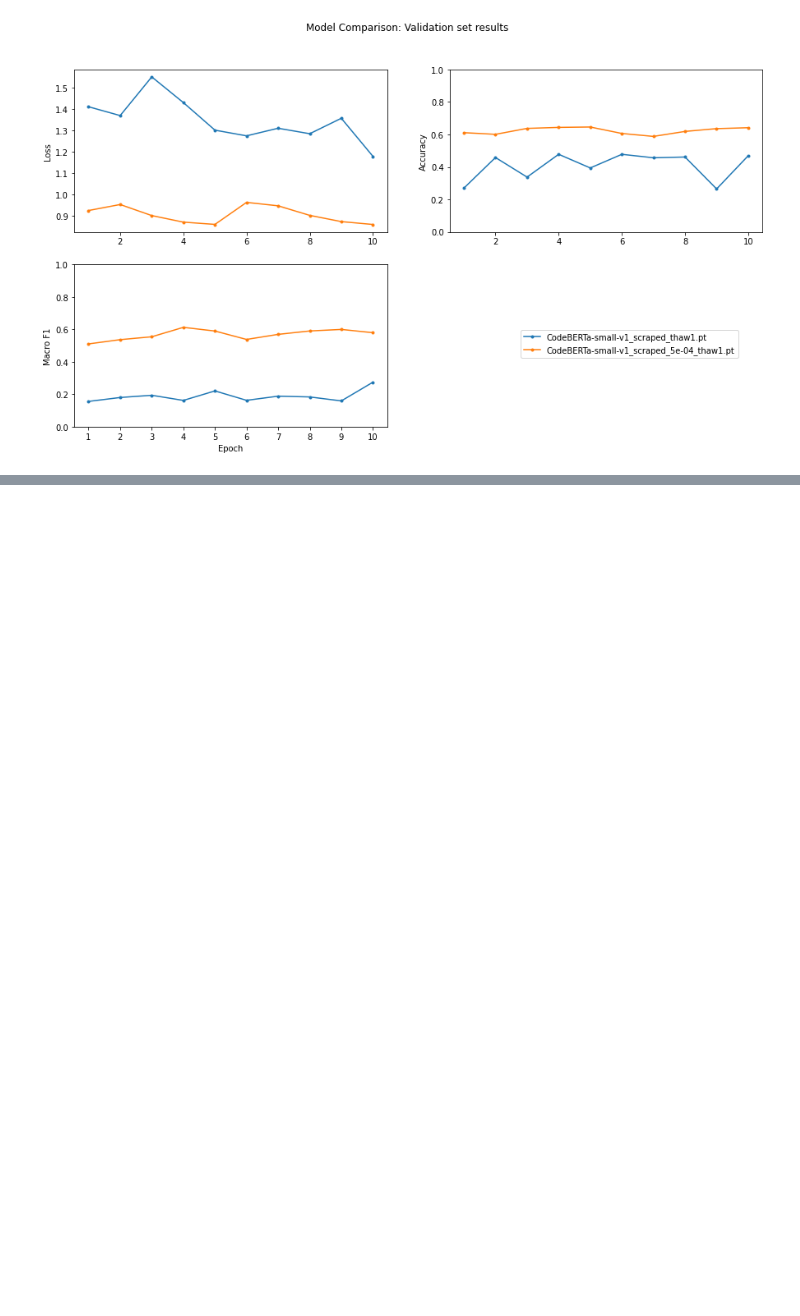
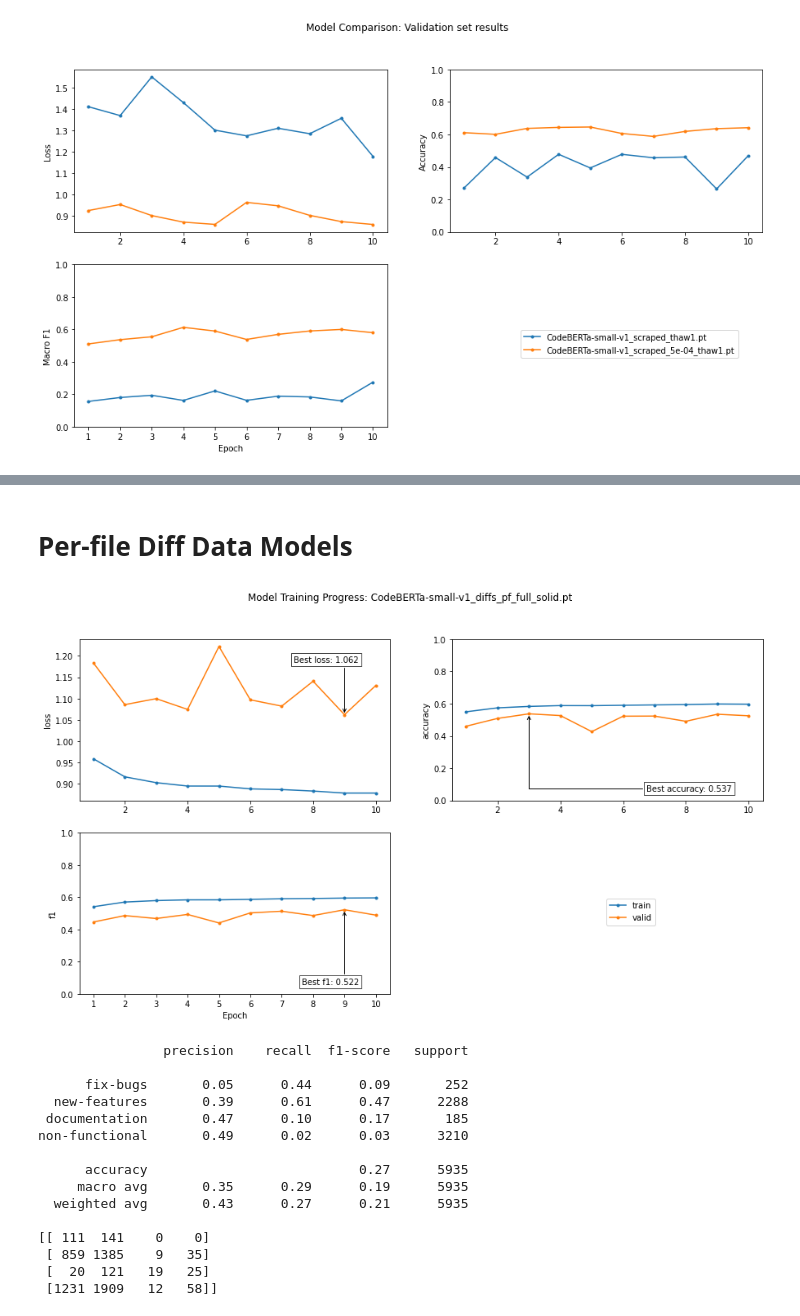
Before and after one commit to backtick-se/docks-master-thesis, a Jupyter notebook: notebooks/transformer_eval.ipynb, the cells around one changed output, grey strips where cells are left out. Cells and saved outputs as stored; diff of their text form; code cells hidden in the pictures; blank space fills up the shorter version.

Commit message:
diff evaluation results

```diff
--- a/notebooks/transformer_eval.ipynb
+++ b/notebooks/transformer_eval.ipynb
@@ -229,0 +249,40 @@ progress('distilbert-base-uncased_scraped_5e-04_solid.pt')
+# %% [markdown]
+# Per-file Diff Data Models
+# %%
+def evaluate(predict):
+    y_true = []
+    y_pred = []
+
+    for pr in tqdm(testset):
+        for diff in pr['diffs']:
+            pcat = predict(diff)
+            tcat = pr['category']
+
+            y_true.append(tcat)
+            y_pred.append(pcat)
+
+    eval(y_true, y_pred)
+
+def progress(model):
+    ev = Evaluator(path(model))
+    ev.plot_progress()
+    evaluate(ev.predict)
+# %%
+progress('CodeBERTa-small-v1_diffs_pf_full_solid.pt')
+# %% [output]
+[figure, added]
+                precision    recall  f1-score   support
+
+      fix-bugs       0.05      0.44      0.09       252
+  new-features       0.39      0.61      0.47      2288
+ documentation       0.47      0.10      0.17       185
+non-functional       0.49      0.02      0.03      3210
+
+      accuracy                           0.27      5935
+     macro avg       0.35      0.29      0.19      5935
+  weighted avg       0.43      0.27      0.21      5935
+
+[[ 111  141    0    0]
+ [ 859 1385    9   35]
+ [  20  121   19   25]
+ [1231 1909   12   58]]
```
Also changed, not shown: parts of 38 cells of this notebook, 2 other files.
